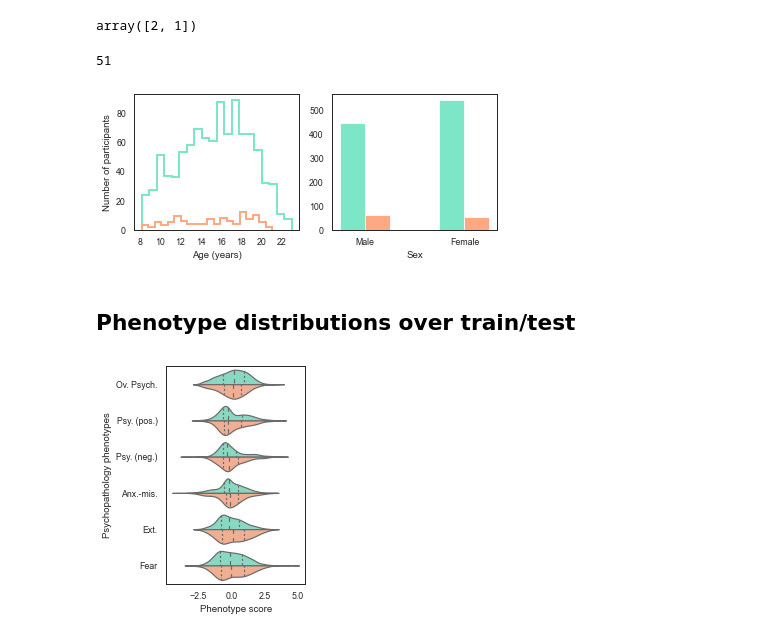
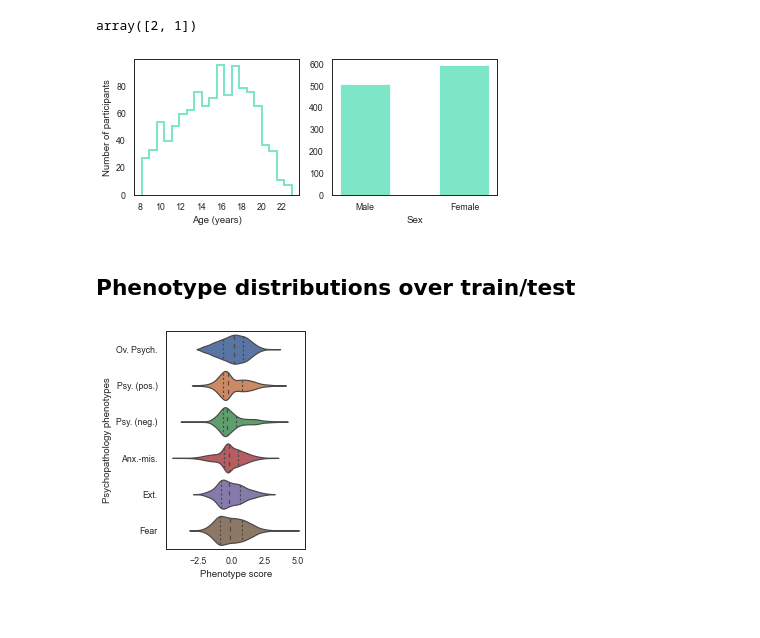
Before and after one commit to lindenmp/neurodev_cs_predictive, a Jupyter notebook: code/get_sample.ipynb, the cells around one changed output. Cells and saved outputs as stored; diff of their text form; code cells hidden in the pictures.

Commit message:
New dataset, no nuisance regression

```diff
--- a/code/get_sample.ipynb
+++ b/code/get_sample.ipynb
@@ -115,6 +112,0 @@ np.sum(df['dti64QAManualScore'] == 2)
-# %%
-df.loc[:,'nuisance_sample'] = 0
-np.random.seed(0)
-my_idx = df.sample(frac = 0.1).index
-df.loc[my_idx,'nuisance_sample'] = 1
-print('Main sample: ', np.sum(df['nuisance_sample'] == 0), 'Nuisance sample:', np.sum(df['nuisance_sample'] == 1))
@@ -187,55 +159,47 @@ print(phenos)
 df['sex'].unique()
 # %% [output]
 array([2, 1])
-# %%
-np.sum(df.loc[df['nuisance_sample'] == 1,'sex'] == 2)
-# %% [output]
-51
 # %%
 f, axes = plt.subplots(1,2)
 f.set_figwidth(6.5)
 f.set_figheight(2.5)
 colormap = sns.color_palette("pastel", 2)
 
-sns.distplot(df.loc[df['nuisance_sample'] == 0,'ageAtScan1_Years'], bins=20, hist=True, kde=False, rug=False, label = labels[0],
+sns.distplot(df.loc[:,'ageAtScan1_Years'], bins=20, hist=True, kde=False, rug=False, label = labels[1],
              hist_kws={"histtype": "step", "linewidth": 2, "alpha": 1}, color=list(cmap[0]), ax = axes[0]);
-sns.distplot(df.loc[df['nuisance_sample'] == 1,'ageAtScan1_Years'], bins=20, hist=True, kde=False, rug=False, label = labels[1],
-             hist_kws={"histtype": "step", "linewidth": 2, "alpha": 1}, color=list(cmap[1]), ax = axes[0]);
 axes[0].set_xlabel('Age (years)');
 axes[0].set_ylabel('Number of participants');
 axes[0].set_xticks(np.arange(np.min(np.round(age_unique,0)), np.max(np.round(age_unique,0)), 2))
 
 # set width of bar
 barWidth = 0.25
 
 # Sex
-y_train = [np.sum(df.loc[df['nuisance_sample'] == 0,'sex'] == 1), np.sum(df.loc[df['nuisance_sample'] == 0,'sex'] == 2)]
-y_test = [np.sum(df.loc[df['nuisance_sample'] == 1,'sex'] == 1), np.sum(df.loc[df['nuisance_sample'] == 1,'sex'] == 2)]
+y_train = [np.sum(df.loc[:,'sex'] == 1), np.sum(df.loc[:,'sex'] == 2)]
 r1 = np.arange(len(y_train))+barWidth/2
 r2 = [x + barWidth for x in r1]
-axes[1].bar(r1, y_train, width = barWidth, color = cmap[0], label = labels[0])
-axes[1].bar(r2, y_test, width = barWidth, color = cmap[1], label = labels[1])
+axes[1].bar([0,0.5], y_train, width = barWidth, color = cmap[0])
 axes[1].set_xlabel('Sex')
 # axes[1].set_ylabel('Number of participants')
-axes[1].set_xticks([r + barWidth for r in range(len(y_train))])
+axes[1].set_xticks([0,0.5])
 axes[1].set_xticklabels(['Male', 'Female'])
 
 f.savefig('age_distributions.svg', dpi = 300, bbox_inches = 'tight', pad_inches = 0)
 # %% [output]
-[figure, old version]
+[figure, new version]
 # %% [markdown]
 ## Phenotype distributions over train/test
 # %%
-df_rc = pd.melt(df, id_vars = 'nuisance_sample', value_vars = phenos)
+df_rc = pd.melt(df, value_vars = phenos)
 
 f, ax = plt.subplots()
 f.set_figwidth(2.5)
 f.set_figheight(4)
-ax = sns.violinplot(y='variable', x='value', hue='nuisance_sample', data=df_rc, palette = cmap, split=True, scale='width', inner = 'quartile', orient = 'h')
-ax.get_legend().remove()
+ax = sns.violinplot(y='variable', x='value', data=df_rc, split=True, scale='width', inner = 'quartile', orient = 'h')
+# ax.get_legend().remove()
 ax.set_yticklabels(phenos_label_short)
 ax.set_ylabel('Psychopathology phenotypes')
 ax.set_xlabel('Phenotype score')
 f.savefig('phenos_distributions.svg', dpi = 300, bbox_inches = 'tight', pad_inches = 0)
 # %% [output]
-[figure, old version]
+[figure, new version]
```
Also changed, not shown: parts of 7 cells of this notebook, 5 other files.
